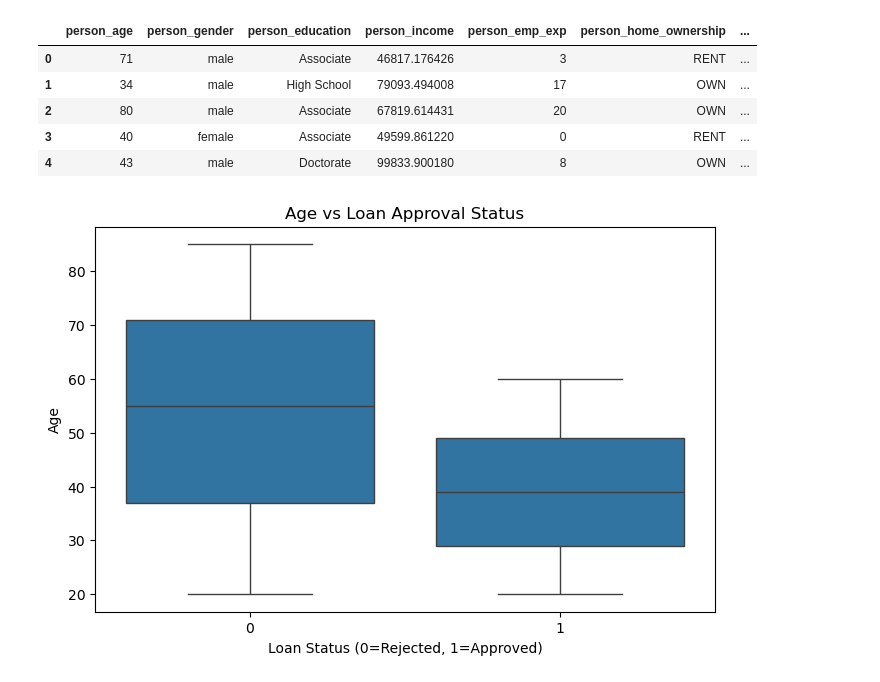
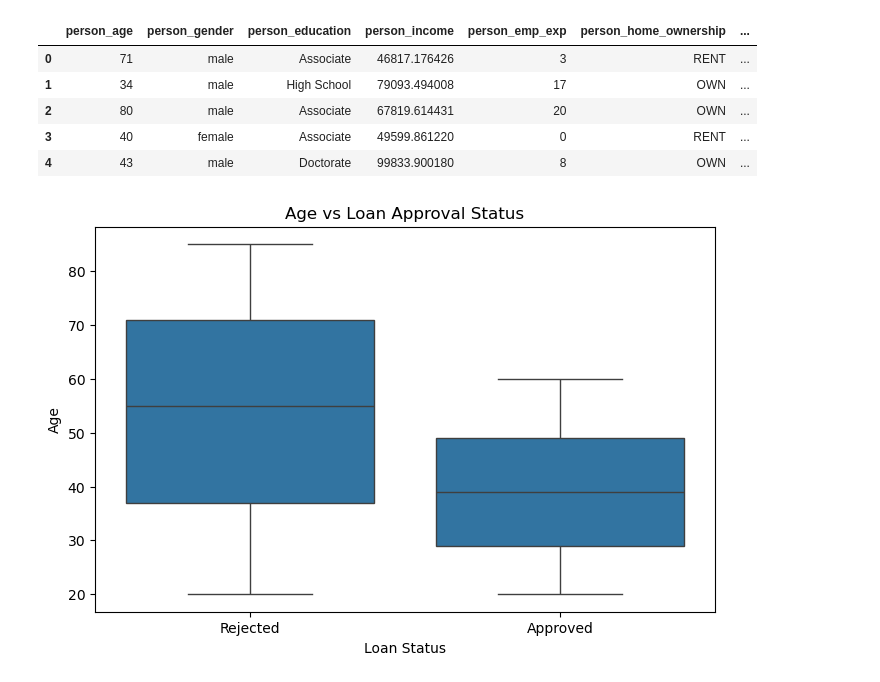
Before and after one commit to concept-cloud/Data-Visualization-And-Modeling, a Jupyter notebook: Lab/2.5 Visualizing Relationships Between Groups Lab.ipynb, the cells around one changed output. Cells and saved outputs as stored; diff of their text form; code cells hidden in the pictures.

Commit message:
Completed  2.5 VIsualizing Relationships between groups

```diff
--- a/Lab/2.5 Visualizing Relationships Between Groups Lab.ipynb
+++ b/Lab/2.5 Visualizing Relationships Between Groups Lab.ipynb
@@ -42,10 +42,20 @@ loan_df.head()
 | 4 | 43 | male | Doctorate | 99833.900180 | 8 | OWN | ... |
 # %%
 plt.figure(figsize=(8,5))
-sns.boxplot(data=loan_df, x='loan_status', y='person_age')
+
+ax = sns.boxplot(
+    data=loan_df,
+    x='loan_status',
+    y='person_age'
+)
+
+ax.set_xticks([0, 1])
+ax.set_xticklabels(['Rejected', 'Approved'])
+
 plt.title("Age vs Loan Approval Status")
-plt.xlabel("Loan Status (0=Rejected, 1=Approved)")
+plt.xlabel("Loan Status")
 plt.ylabel("Age")
+
 plt.show()
 # %% [output]
-[figure, old version]
+[figure, new version]
```
Also changed, not shown: parts of 20 cells of this notebook.
